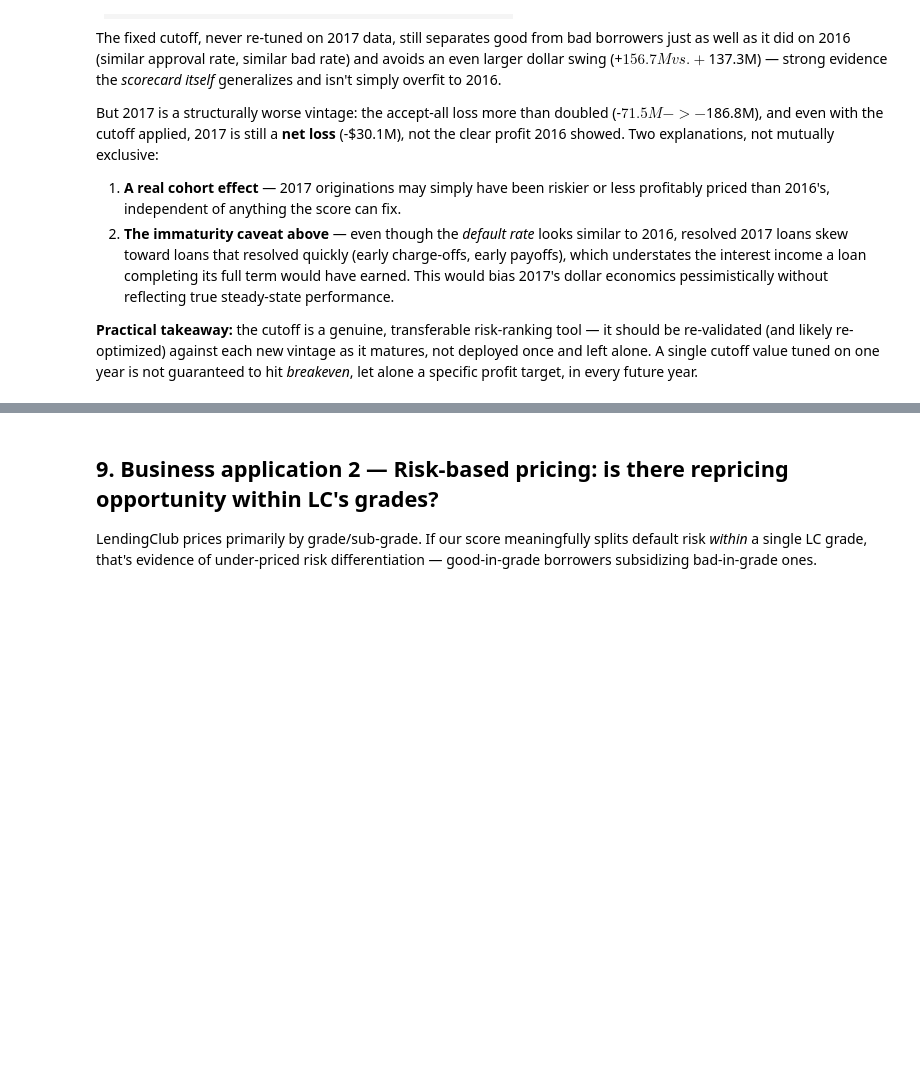
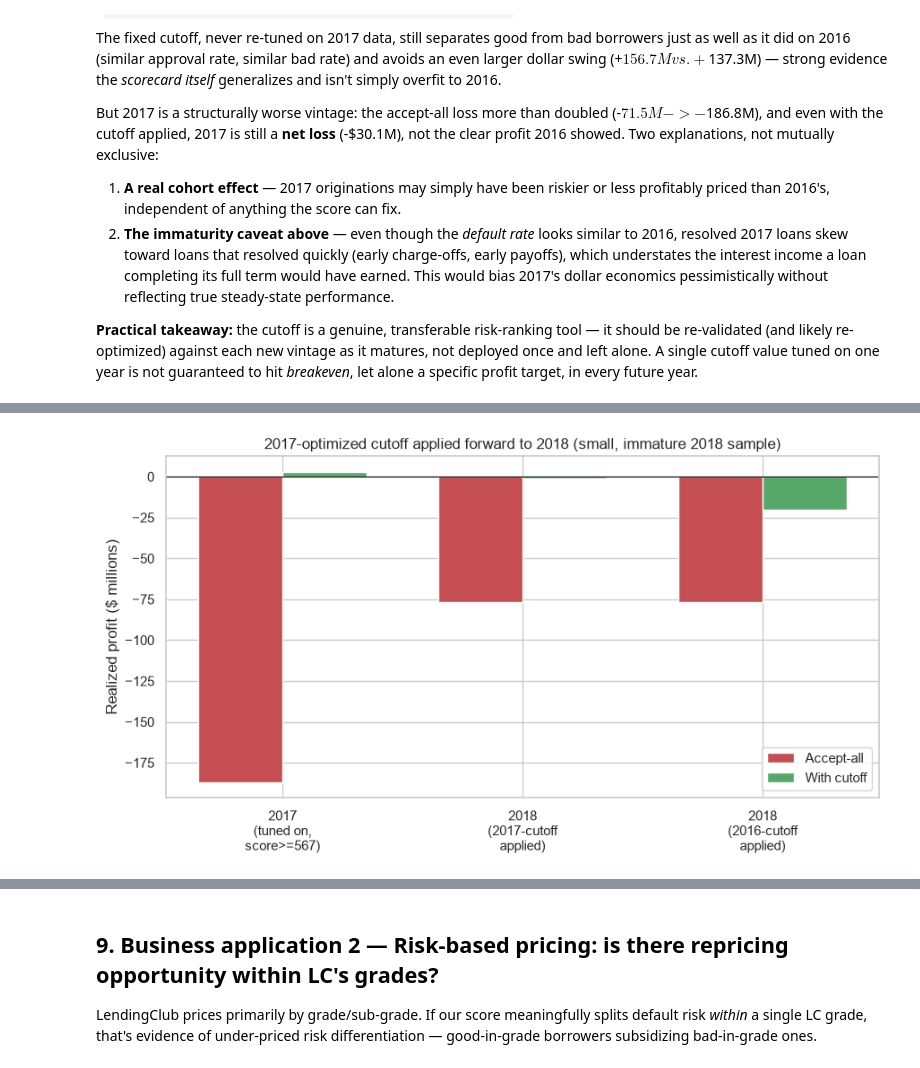
Before and after one commit to andreastio/credit-risk-strategy-lendingclub, a Jupyter notebook: notebooks/scorecard.ipynb, the cells around one changed output, grey strips where cells are left out. Drawn from its saved outputs; the diff is of its cells as text; code cells hidden in the pictures; blank space fills up the shorter version.

Commit message:
Add 2017-optimized cutoff forward test on 2018 vintage

```diff
--- a/notebooks/scorecard.ipynb
+++ b/notebooks/scorecard.ipynb
@@ -596,0 +688,20 @@ target, in every future year.
+# %%
+fig, ax = plt.subplots(figsize=(9, 5))
+labels = ["2017\n(tuned on,\nscore>=%.0f)" % best_cutoff_2017, "2018\n(2017-cutoff\napplied)", "2018\n(2016-cutoff\napplied)"]
+accept_all = [baseline_profit_2017_opt / 1e6, baseline_profit_2018 / 1e6, baseline_profit_2018 / 1e6]
+with_cutoff = [best_row_2017["total_profit"] / 1e6, profit_2018_new / 1e6, profit_2018_old / 1e6]
+
+x = np.arange(len(labels))
+width = 0.35
+ax.bar(x - width/2, accept_all, width, label="Accept-all", color="#C44E52")
+ax.bar(x + width/2, with_cutoff, width, label="With cutoff", color="#55A868")
+ax.axhline(0, color="black", linewidth=0.8)
+ax.set_xticks(x)
+ax.set_xticklabels(labels)
+ax.set_ylabel("Realized profit ($ millions)")
+ax.set_title("2017-optimized cutoff applied forward to 2018 (small, immature 2018 sample)")
+ax.legend()
+plt.tight_layout()
+plt.show()
+# %% [output]
+[figure, added]
```
Also changed, not shown: parts of 4 cells of this notebook.
